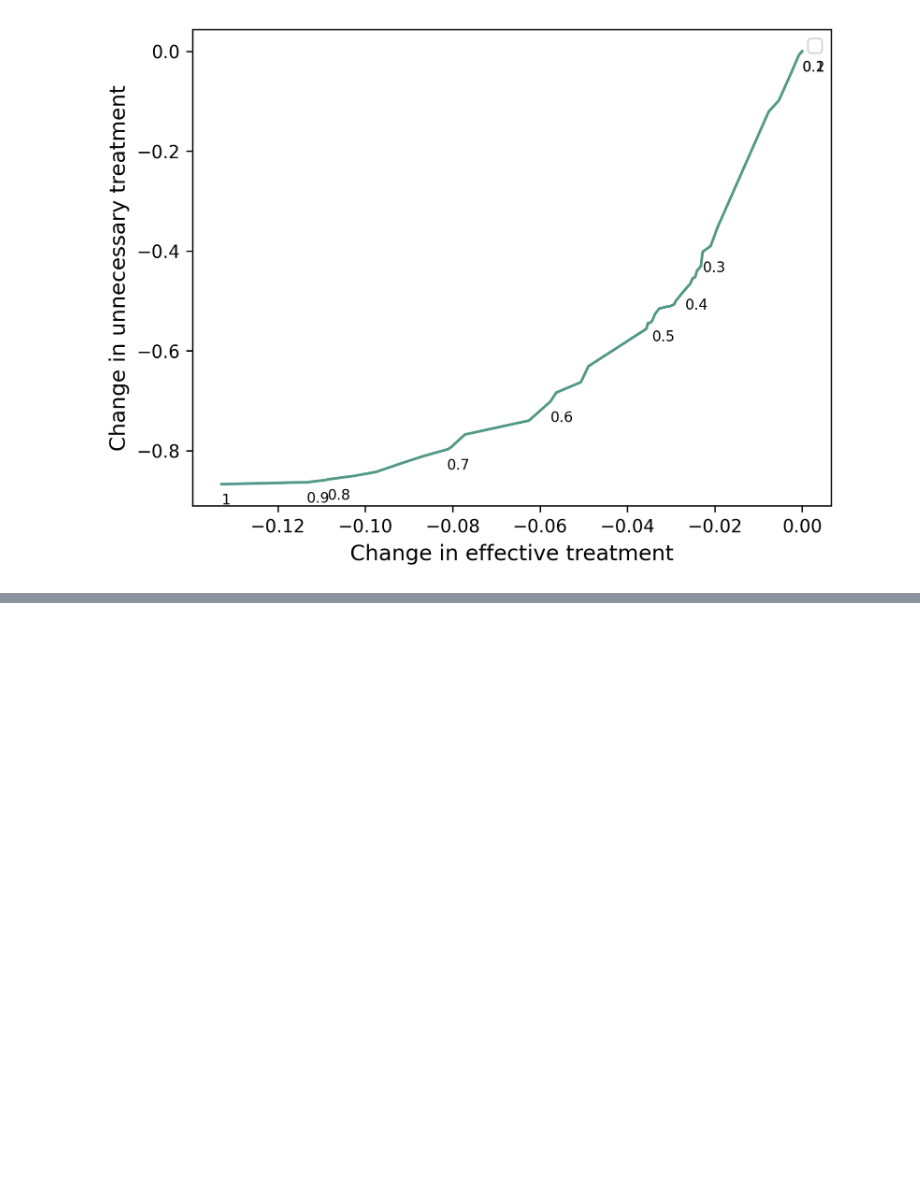
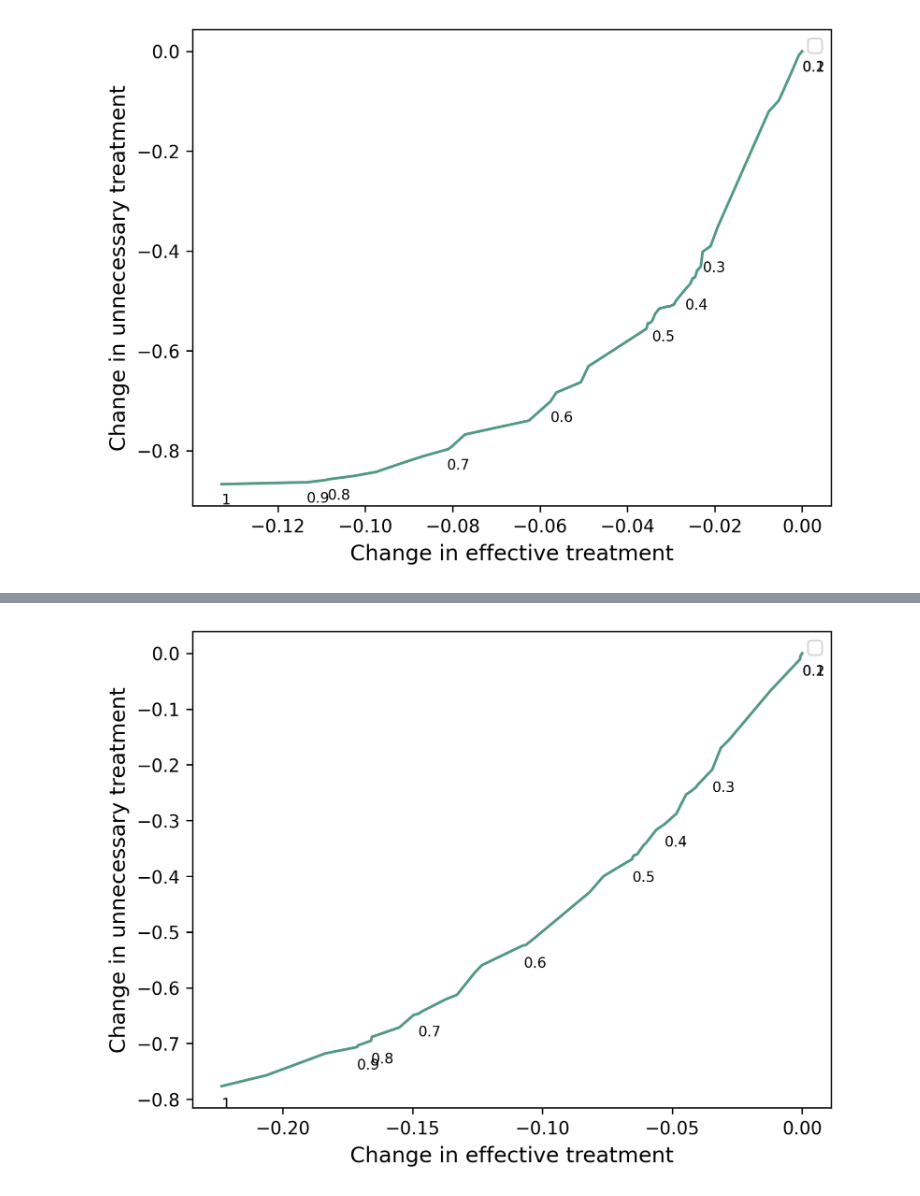
Before and after one commit to RachelMurray-Watson/GISP_data_initial, a Jupyter notebook: Graph_necessary_unecessary_by_year.ipynb, the cells around one changed output, grey strips where cells are left out. Saved outputs shown, nothing was run; the diff lists cells and outputs as text; code cells hidden in the pictures; blank space fills up the shorter version.

Commit message:
Added in graph of benefit in 2015 WITH training on 2000-2010 data

```diff
--- a/Graph_necessary_unecessary_by_year.ipynb
+++ b/Graph_necessary_unecessary_by_year.ipynb
@@ -365,3 +365,85 @@ for index in indices:
 # %% [output]
 No artists with labels found to put in legend.  Note that artists whose label start with an underscore are ignored when legend() is called with no argument.
 [figure]
+# %%
+### Repeat for 2015?
+
+##Calculate the benefit over the then-current therapy
+
+threshold_seq = np.linspace(0,1,101)
+#for the prevalence, in the TB paper, they used the prevalence to flq in the whole dataset
+#so for us, think that would be 14%
+#calculate prevalence of CIP resistance
+prevalence_CIPR = 1 - CIP_data_no_drop["Susceptible"].sum()/len(CIP_data_no_drop["Susceptible"])
+print(1 - CIP_data_no_drop["Susceptible"].sum()/len(CIP_data_no_drop["Susceptible"]))
+
+# need to use the threshold to get the senstivity and specificity of the model
+utility_results = []
+
+### set up model
+model_nn = MLPClassifier(solver = 'lbfgs', activation = 'tanh', max_iter = 3000 ,hidden_layer_sizes= 13, alpha = 1.291549665014884, random_state=10, learning_rate = 'constant' )
+#train data: 2000 - 2010
+train_data = CIP_data_no_drop.loc[CIP_data_no_drop['YEAR'].isin([2000, 2001, 2002, 2003, 2004, 2005, 2006, 2007, 2008, 2009,2010])]
+X_train = train_data[['MSM','MSMW', 'MSW','Northeast', 'Southeast', 'West', 'Midwest','PREV_REGION', 'PREV_CLINIC']]
+y_train = train_data['Susceptible']
+
+oversample = RandomOverSampler(sampling_strategy = 0.5,random_state=42)
+X_train, y_train = oversample.fit_resample(X_train,y_train)
+
+
+#test data: 2011 - 2019
+test_data = CIP_data_no_drop.loc[CIP_data_no_drop['YEAR'].isin([2015])]
+X_test = test_data[['MSM','MSMW', 'MSW','Northeast', 'Southeast', 'West', 'Midwest','PREV_REGION', 'PREV_CLINIC']]
+y_test = test_data['Susceptible']
+cipro_R_prev_2015 = 1 - y_test.sum()/len(y_test) #get prevalence in 2011 before radndom oversampling
+oversample = RandomOverSampler(sampling_strategy = 0.5,random_state=42)
+X_test, y_test = oversample.fit_resample(X_test,y_test)
+
+print(cipro_R_prev_2015)
+
+model_fit_train = model_nn.fit(X_train, y_train)
+y_predict_test = model_fit_train.predict(X_test)
+y_predict_proba = model_fit_train.predict_proba(X_test)
+ROC_AUC_2015 = metrics.roc_auc_score(y_test, y_predict_test)
+
+benefit_get_effective_threshold_2015 = []
+benefit_incorrectly_get_X_threshold_2015 = [] #no bootstrapping, no 95% CI
+
+for threshold in threshold_seq:
+
+  y_predict_test = np.where(y_predict_proba[:, 1] > threshold, 1, 0)
+
+  tn_test , fp_test , fn_test , tp_test  = confusion_matrix(y_true=y_test, y_pred=y_predict_test).ravel()
+
+  sensitivity_test  = tp_test  / (tp_test   + fn_test )
+  specificity_test   = tn_test / (tn_test + fp_test )
+
+  get_effective = sensitivity_test * cipro_R_prev_2015 + (1 -  cipro_R_prev_2015)
+  unnecessarily_get_dual_model = (1 - cipro_R_prev_2015) * (1 - specificity_test)
+
+  #under only dual therapy, onlt the current prevalence of resistance "needs" it
+  # 1- (current prevalence) get it unnecessarily
+  benefit_over_current_effective = get_effective - 1
+  benefit_over_current_unnecessary = unnecessarily_get_dual_model - (1-cipro_R_prev_2015)
+  benefit_get_effective_threshold_2015.append(benefit_over_current_effective) #q_p
+  benefit_incorrectly_get_X_threshold_2015.append(benefit_over_current_unnecessary) #c_p
+
+
+
+plt.plot(benefit_get_effective_threshold_2015, benefit_incorrectly_get_X_threshold_2015, color = "#539987")
+
+plt.xlabel("Change in effective treatment", fontsize=12)
+plt.ylabel("Change in unnecessary treatment", fontsize=12)
+plt.rcParams['figure.dpi'] = 300
+
+#plt.plot(cipro_R_prev_2011, 1 - cipro_R_prev_2011, marker='.', ls='none', ms=10, color = "black", label = "Dual")
+#plt.plot((1-cipro_R_prev_2011), cipro_R_prev_2011, marker='*', ls='none', ms=10, color = "black", label = "Cipro")
+#plt.plot([0], get_effective_threshold[0], marker='*', ls='none', ms=10, color = "black", label = "Dual")
+plt.legend()
+text_for_graph = ['0', '0.1', '0.2', '0.3', '0.4', '0.5', '0.6', '0.7', '0.8', '0.9', '1']
+indices = [0,10,20,30,40,50,60,70,80,90,100]
+x = 0
+for index in indices:
+    plt.text(benefit_get_effective_threshold_2015[index], benefit_incorrectly_get_X_threshold_2015[index] - 0.04, text_for_graph[x], size = 8)
+    x = x+1
+# %% [output]
@@ -367,0 +453 @@ No artists with labels found to put in legend.  Note that artists whose label st
+[figure, added]
```
Also changed, not shown: parts of 2 cells of this notebook, 1 other file.
